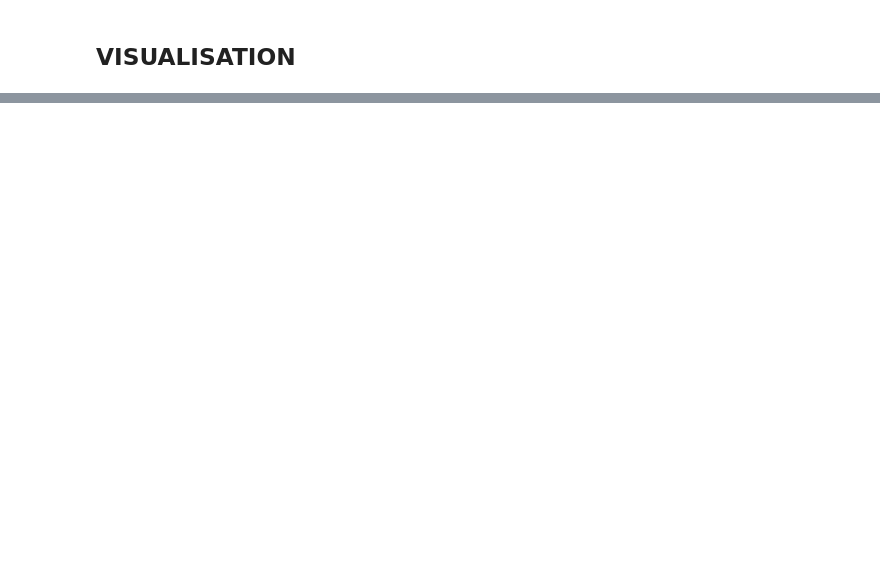
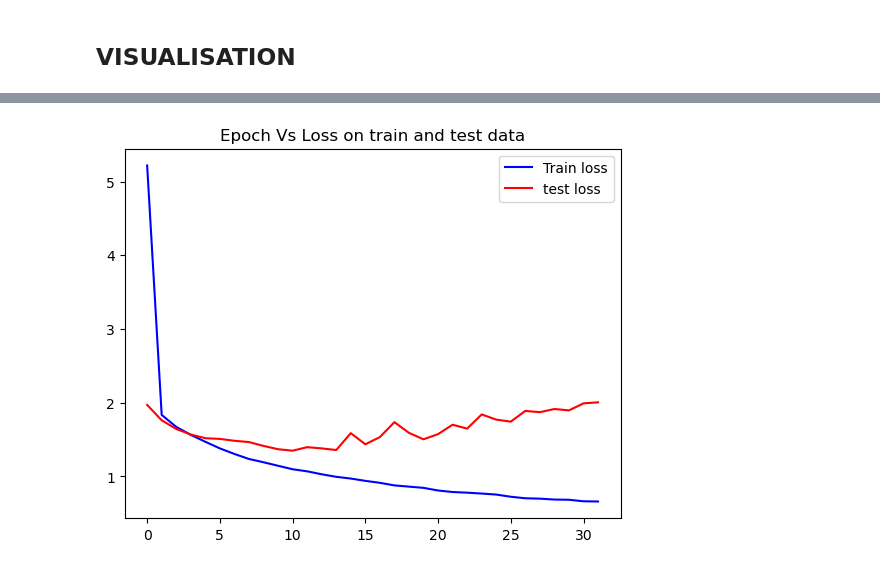
Before and after one commit to Saicharan123-sc/DEEPLEARNING_BEGINEER, a Jupyter notebook: cifar_cnn_keras.ipynb, the cells around one changed output, grey strips where cells are left out. Saved outputs shown, nothing was run; the diff lists cells and outputs as text; code cells hidden in the pictures; blank space fills up the shorter version.

```diff
--- a/cifar_cnn_keras.ipynb
+++ b/cifar_cnn_keras.ipynb
@@ -78,0 +75,8 @@ plt.show()
+# %%
+plt.plot(result.history['loss'], label='Train loss', color='blue')
+plt.plot(result.history['val_loss'], label='test loss', color='red')
+plt.legend()
+plt.title("Epoch Vs Loss on train and test data")
+plt.show()
+# %% [output]
+[figure, added]
```
Also changed, not shown: parts of 12 cells of this notebook.
